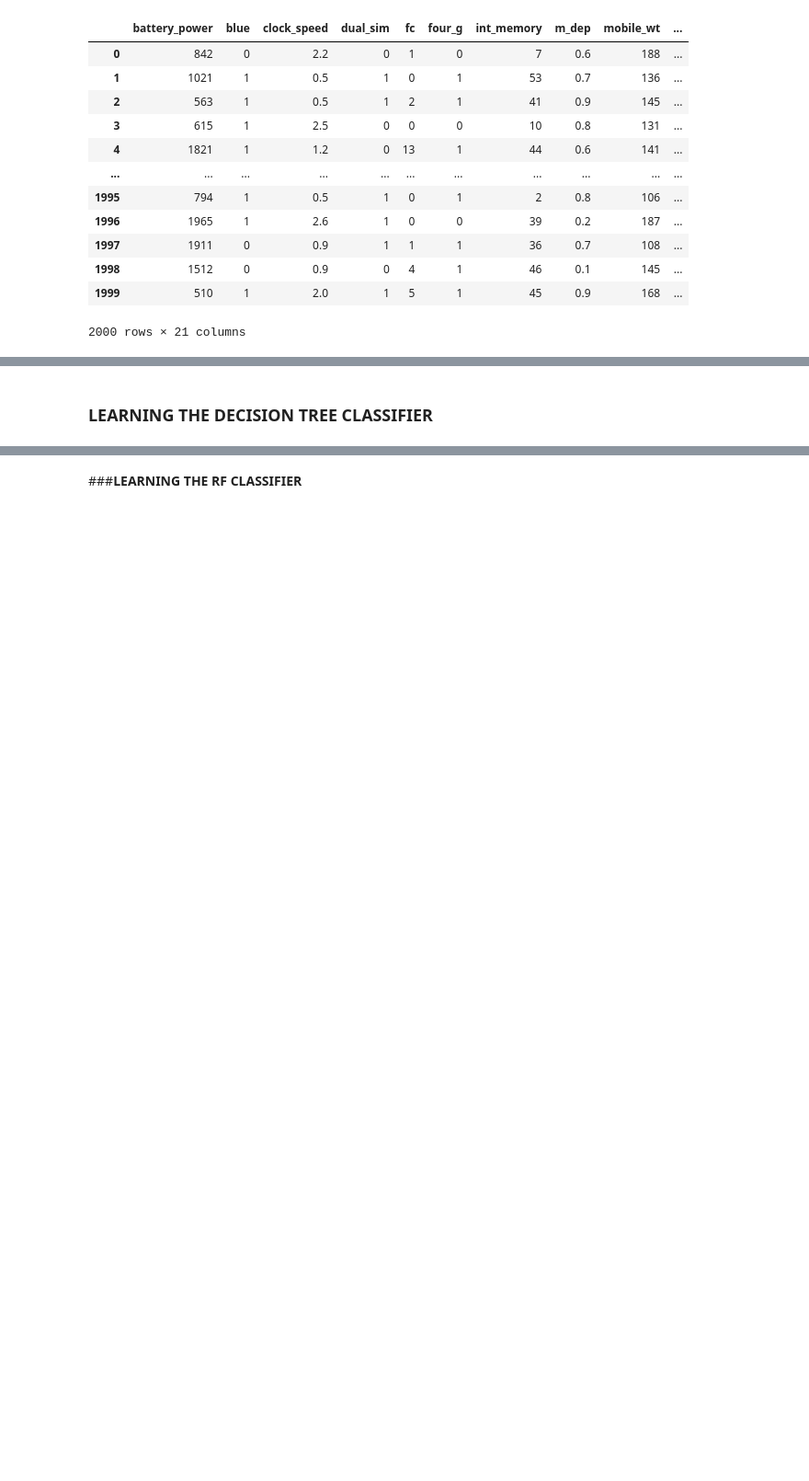
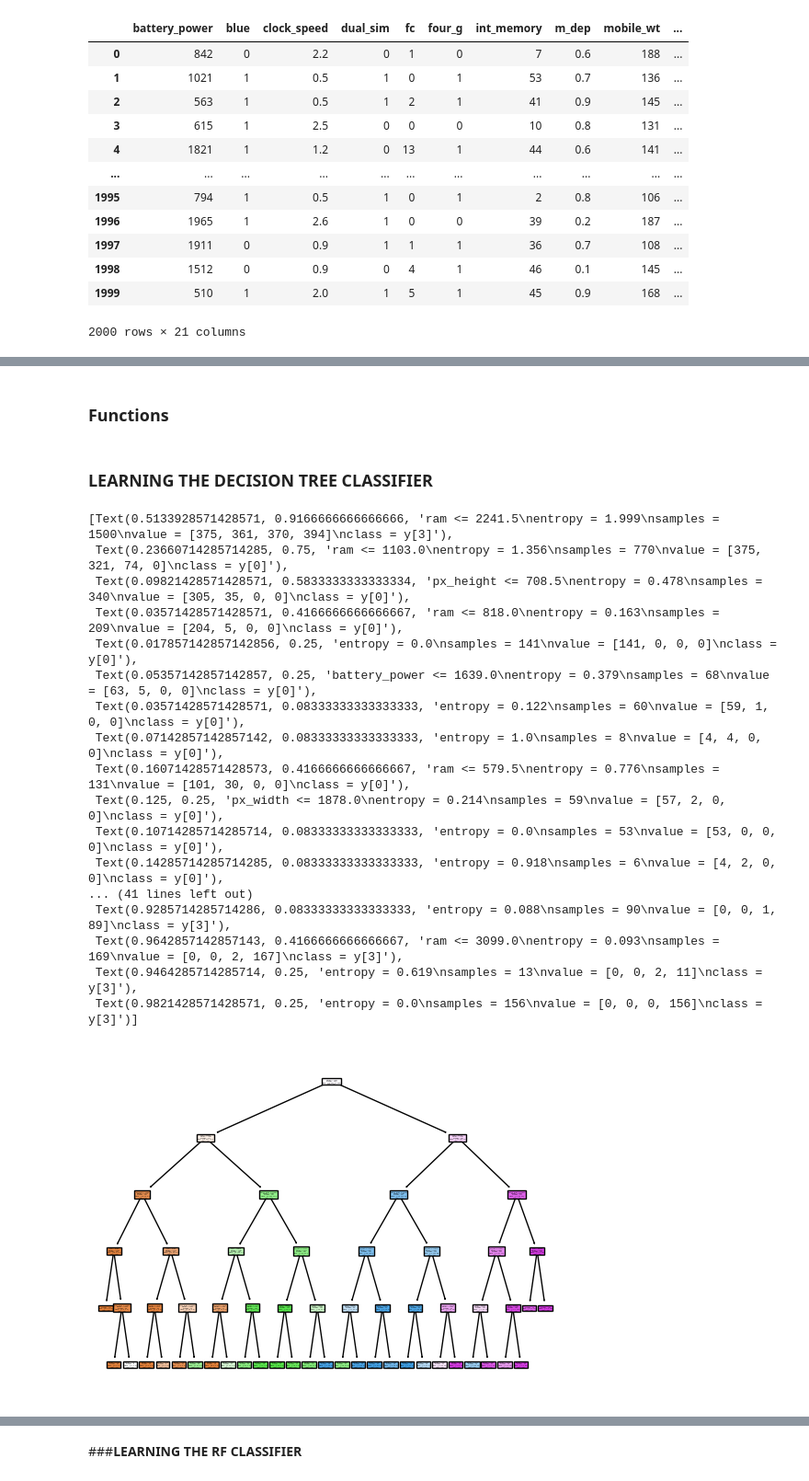
Before and after one commit to pedrobslima/proj-respAI, a Jupyter notebook: respAI_1.ipynb, the cells around one changed output, grey strips where cells are left out. Shown at 92% size. Cells and saved outputs as stored; diff of their text form; code cells hidden in the pictures; blank space fills up the shorter version.

```diff
--- a/respAI_1.ipynb
+++ b/respAI_1.ipynb
@@ -44,0 +113,2 @@ X_train, X_test, y_train, y_test = train_test_split(X, y, test_size=0.2, shuffle
+# %% [markdown]
+### Functions
@@ -45,2 +135,25 @@ X_train, X_test, y_train, y_test = train_test_split(X, y, test_size=0.2, shuffle
 # %% [markdown]
 ### **LEARNING THE DECISION TREE CLASSIFIER**
+# %%
+dtree = DecisionTreeClassifier(max_depth=5, criterion='entropy', min_samples_split=50).fit(X_train, y_train)
+# %%
+tree.plot_tree(dtree, feature_names = X.columns, class_names=True,filled = True)
+# %% [output]
+[Text(0.5133928571428571, 0.9166666666666666, 'ram <= 2241.5\nentropy = 1.999\nsamples = 1500\nvalue = [375, 361, 370, 394]\nclass = y[3]'),
+ Text(0.23660714285714285, 0.75, 'ram <= 1103.0\nentropy = 1.356\nsamples = 770\nvalue = [375, 321, 74, 0]\nclass = y[0]'),
+ Text(0.09821428571428571, 0.5833333333333334, 'px_height <= 708.5\nentropy = 0.478\nsamples = 340\nvalue = [305, 35, 0, 0]\nclass = y[0]'),
+ Text(0.03571428571428571, 0.4166666666666667, 'ram <= 818.0\nentropy = 0.163\nsamples = 209\nvalue = [204, 5, 0, 0]\nclass = y[0]'),
+ Text(0.017857142857142856, 0.25, 'entropy = 0.0\nsamples = 141\nvalue = [141, 0, 0, 0]\nclass = y[0]'),
+ Text(0.05357142857142857, 0.25, 'battery_power <= 1639.0\nentropy = 0.379\nsamples = 68\nvalue = [63, 5, 0, 0]\nclass = y[0]'),
+ Text(0.03571428571428571, 0.08333333333333333, 'entropy = 0.122\nsamples = 60\nvalue = [59, 1, 0, 0]\nclass = y[0]'),
+ Text(0.07142857142857142, 0.08333333333333333, 'entropy = 1.0\nsamples = 8\nvalue = [4, 4, 0, 0]\nclass = y[0]'),
+ Text(0.16071428571428573, 0.4166666666666667, 'ram <= 579.5\nentropy = 0.776\nsamples = 131\nvalue = [101, 30, 0, 0]\nclass = y[0]'),
+ Text(0.125, 0.25, 'px_width <= 1878.0\nentropy = 0.214\nsamples = 59\nvalue = [57, 2, 0, 0]\nclass = y[0]'),
+ Text(0.10714285714285714, 0.08333333333333333, 'entropy = 0.0\nsamples = 53\nvalue = [53, 0, 0, 0]\nclass = y[0]'),
+ Text(0.14285714285714285, 0.08333333333333333, 'entropy = 0.918\nsamples = 6\nvalue = [4, 2, 0, 0]\nclass = y[0]'),
+... (41 lines left out)
+ Text(0.9285714285714286, 0.08333333333333333, 'entropy = 0.088\nsamples = 90\nvalue = [0, 0, 1, 89]\nclass = y[3]'),
+ Text(0.9642857142857143, 0.4166666666666667, 'ram <= 3099.0\nentropy = 0.093\nsamples = 169\nvalue = [0, 0, 2, 167]\nclass = y[3]'),
+ Text(0.9464285714285714, 0.25, 'entropy = 0.619\nsamples = 13\nvalue = [0, 0, 2, 11]\nclass = y[3]'),
+ Text(0.9821428571428571, 0.25, 'entropy = 0.0\nsamples = 156\nvalue = [0, 0, 0, 156]\nclass = y[3]')]
+[figure, added]
```
Also changed, not shown: parts of 30 cells of this notebook.
